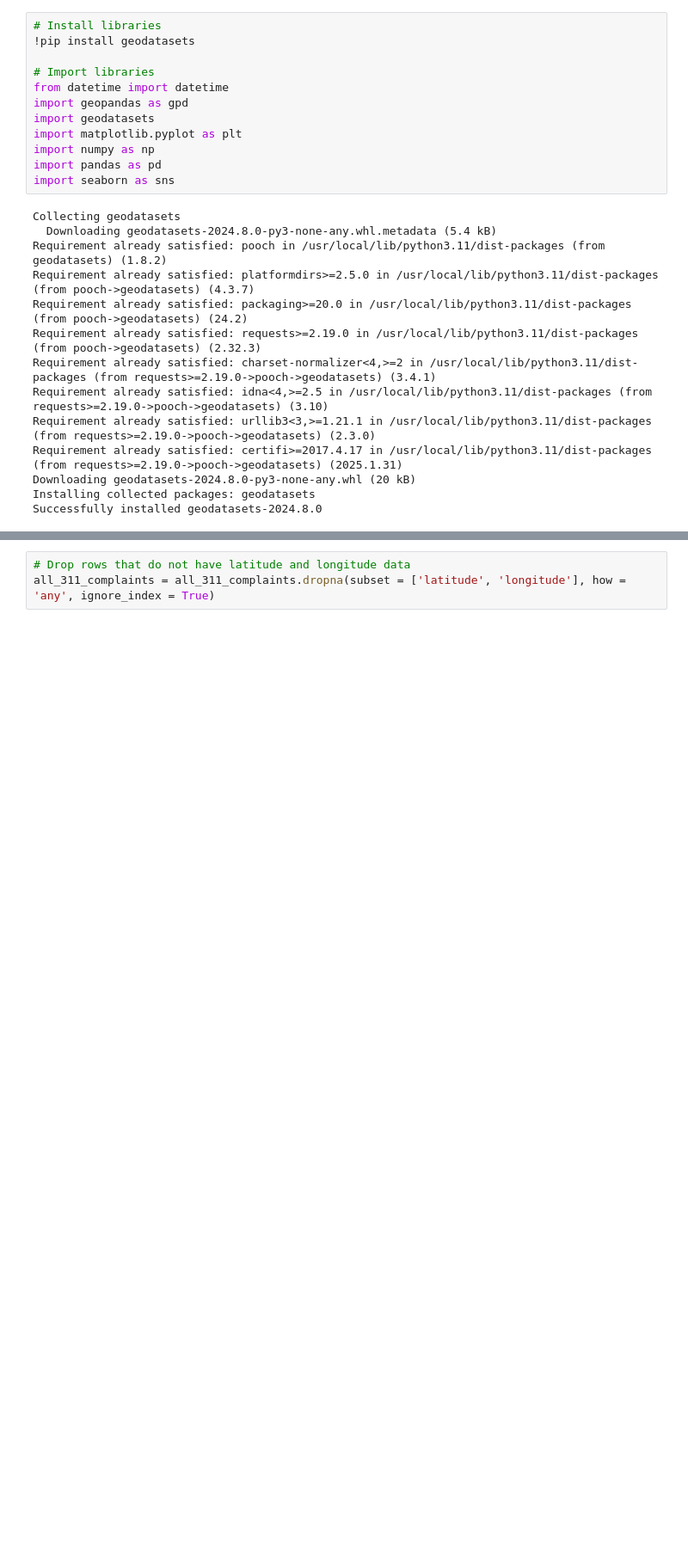
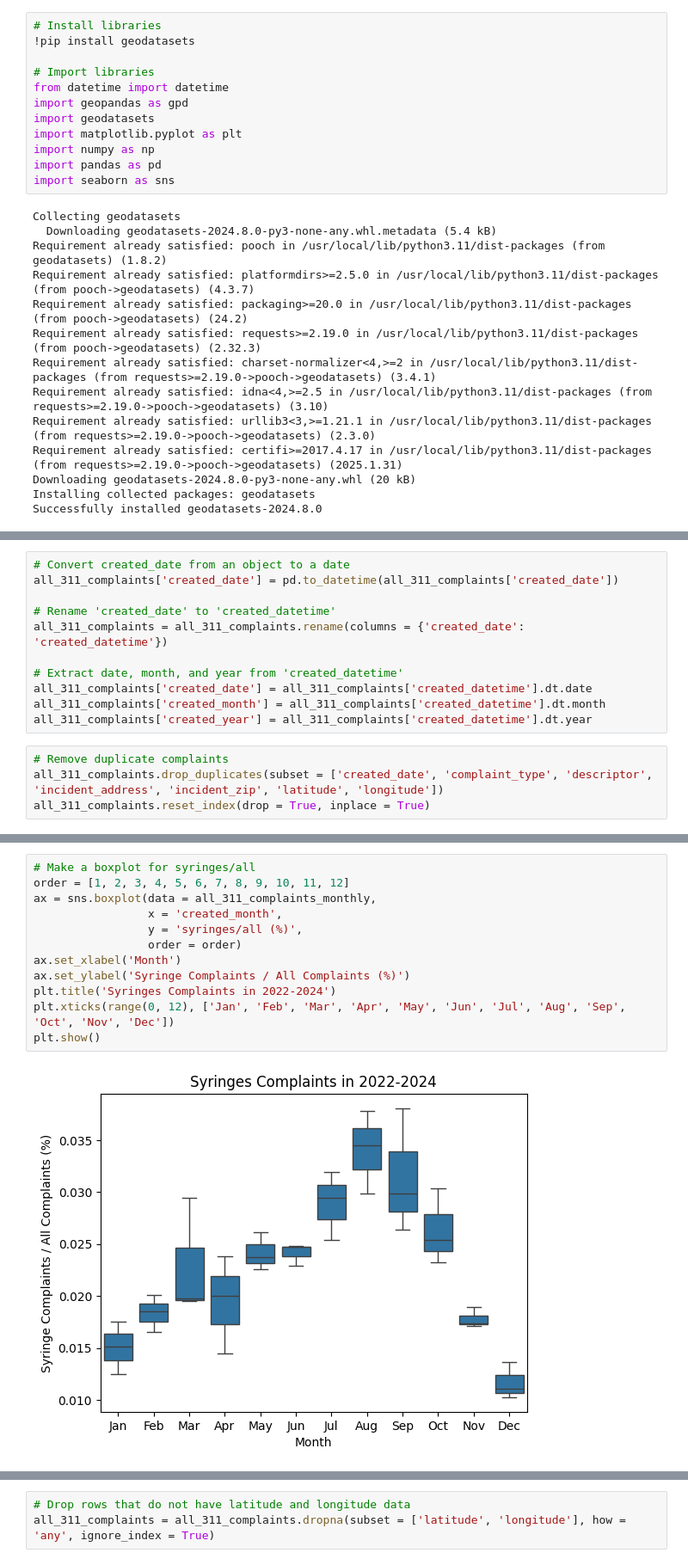
Before and after one commit to abretti/em212-applied-data-science, a Jupyter notebook: Final_Project.ipynb, the cells around one changed output, grey strips where cells are left out. Shown at 86% size. Cells and saved outputs as stored; diff of their text form; blank space fills up the shorter version.

```diff
--- a/Final_Project.ipynb
+++ b/Final_Project.ipynb
@@ -135,0 +138,15 @@ all_311_complaints.head(2)
+# %%
+# Convert created_date from an object to a date
+all_311_complaints['created_date'] = pd.to_datetime(all_311_complaints['created_date'])
+
+# Rename 'created_date' to 'created_datetime'
+all_311_complaints = all_311_complaints.rename(columns = {'created_date': 'created_datetime'})
+
+# Extract date, month, and year from 'created_datetime'
+all_311_complaints['created_date'] = all_311_complaints['created_datetime'].dt.date
+all_311_complaints['created_month'] = all_311_complaints['created_datetime'].dt.month
+all_311_complaints['created_year'] = all_311_complaints['created_datetime'].dt.year
+# %%
+# Remove duplicate complaints
+all_311_complaints.drop_duplicates(subset = ['created_date', 'complaint_type', 'descriptor', 'incident_address', 'incident_zip', 'latitude', 'longitude'])
+all_311_complaints.reset_index(drop = True, inplace = True)
@@ -135,0 +168,14 @@ all_311_complaints.head(2)
+# %%
+# Make a boxplot for syringes/all
+order = [1, 2, 3, 4, 5, 6, 7, 8, 9, 10, 11, 12]
+ax = sns.boxplot(data = all_311_complaints_monthly,
+                 x = 'created_month',
+                 y = 'syringes/all (%)',
+                 order = order)
+ax.set_xlabel('Month')
+ax.set_ylabel('Syringe Complaints / All Complaints (%)')
+plt.title('Syringes Complaints in 2022-2024')
+plt.xticks(range(0, 12), ['Jan', 'Feb', 'Mar', 'Apr', 'May', 'Jun', 'Jul', 'Aug', 'Sep', 'Oct', 'Nov', 'Dec'])
+plt.show()
+# %% [output]
+[figure, added]
```
Also changed, not shown: parts of 60 cells of this notebook.
